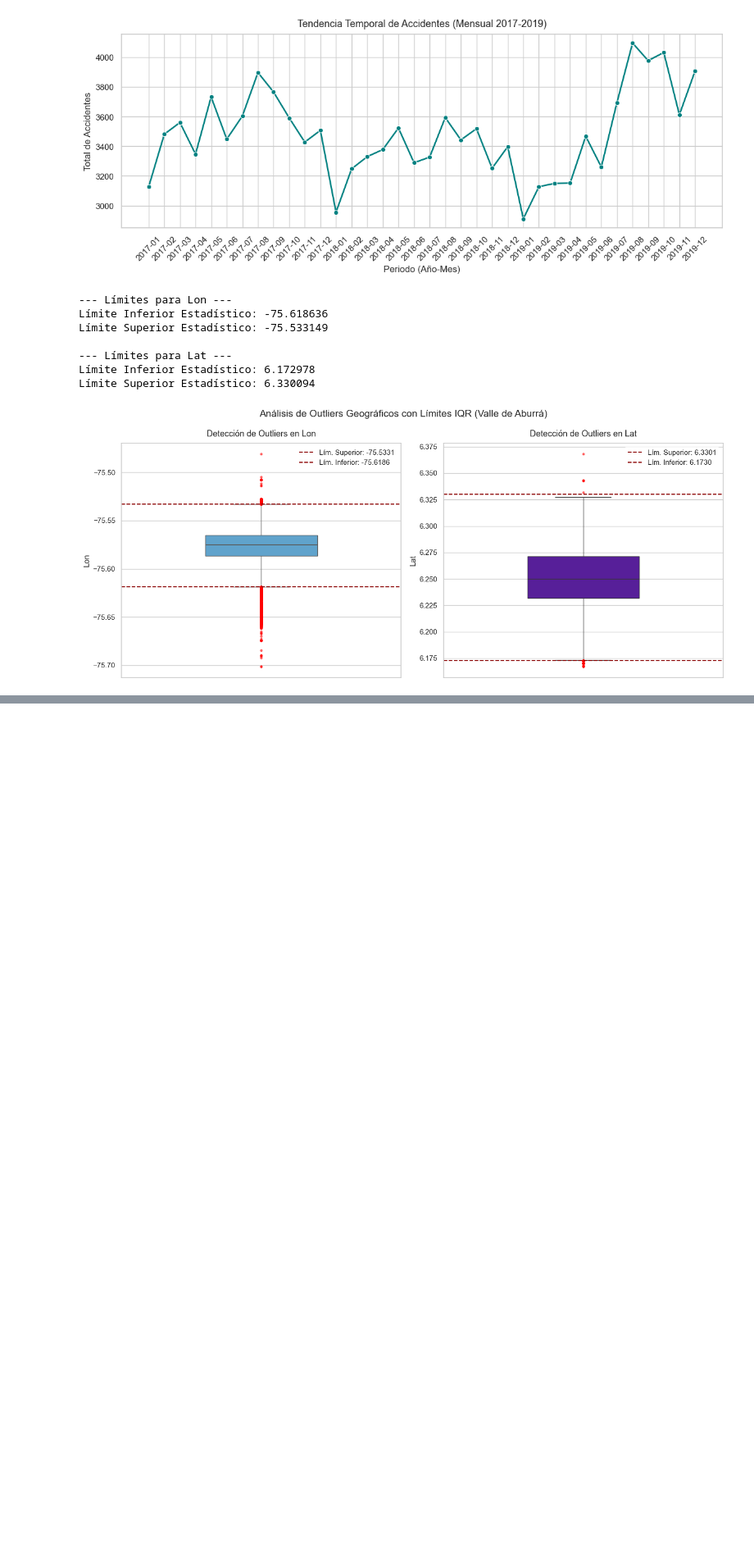
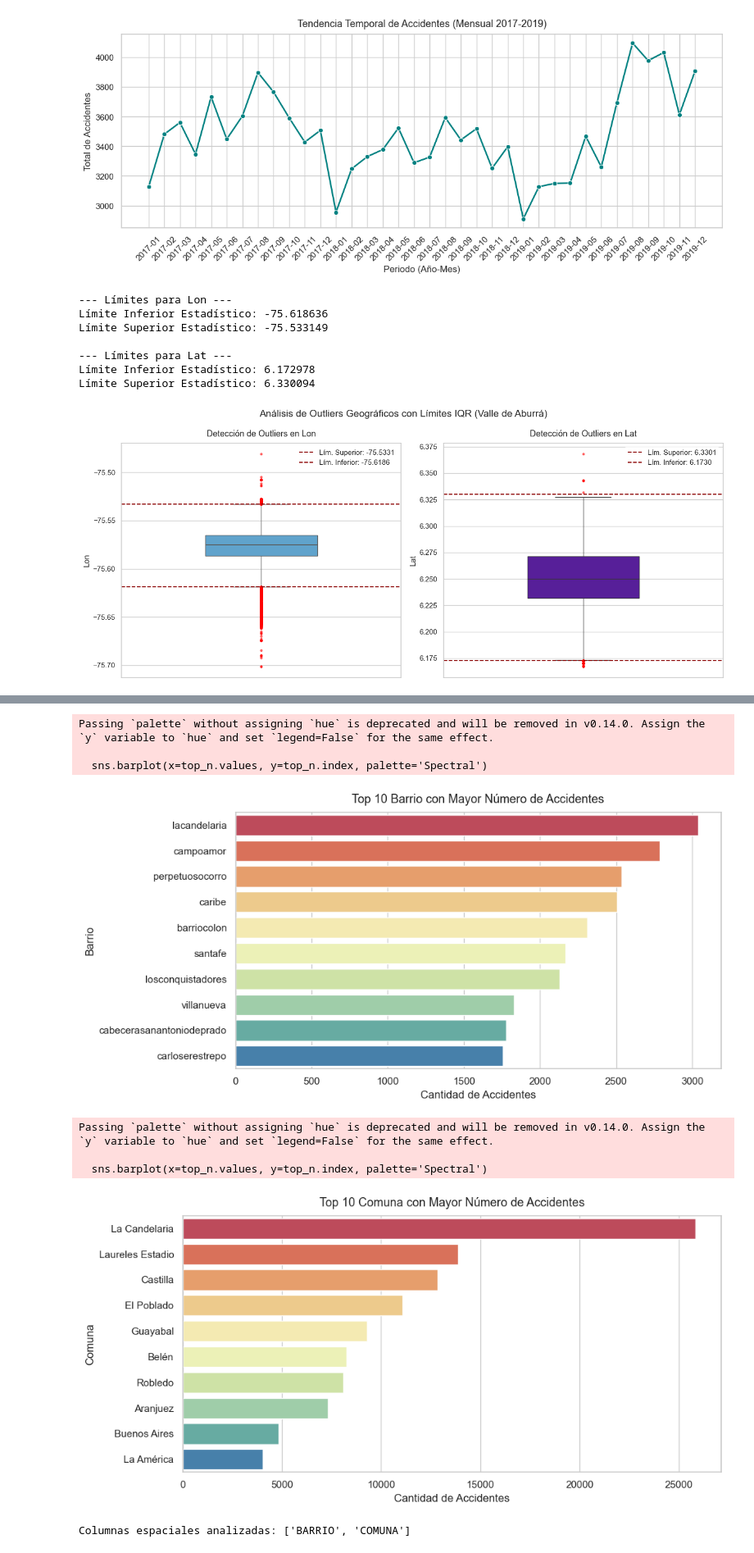
Before and after one commit to juanvilla23/AprendizajeMaquina, a Jupyter notebook: EDA/eda_accidentes_agg.ipynb, the cells around one changed output, grey strips where cells are left out. Shown at 82% size. Cells and saved outputs as stored; diff of their text form; code cells hidden in the pictures; blank space fills up the shorter version.

```diff
--- a/EDA/eda_accidentes_agg.ipynb
+++ b/EDA/eda_accidentes_agg.ipynb
@@ -139,0 +190,31 @@ Límite Superior Estadístico: 6.330094
+# %%
+# Distribución espacial por barrio y comuna
+spatial_cols = [c for c in df.columns if c.upper() in ['BARRIO','BARRIOS','COMUNA','COMUNAS','BARRIO_NOMBRE','COMUNA_NOMBRE']]
+if spatial_cols:
+    for col in spatial_cols:
+        top_n = df[col].value_counts().head(10)
+        plt.figure(figsize=(10, 5))
+        sns.barplot(x=top_n.values, y=top_n.index, palette='Spectral')
+        plt.title(f'Top 10 {col.title()} con Mayor Número de Accidentes', fontsize=13, pad=10)
+        plt.xlabel('Cantidad de Accidentes')
+        plt.ylabel(col.title())
+        plt.tight_layout()
+        plt.show()
+else:
+    print('No se encontraron columnas de barrio/comuna para el análisis espacial.')
+
+# Reporte de concentración espacial
+if spatial_cols:
+    print('Columnas espaciales analizadas:', spatial_cols)
+    for col in spatial_cols:
+        display(df[col].value_counts().head(15))
+# %% [output]
+Passing `palette` without assigning `hue` is deprecated and will be removed in v0.14.0. Assign the `y` variable to `hue` and set `legend=False` for the same effect.
+
+  sns.barplot(x=top_n.values, y=top_n.index, palette='Spectral')
+[figure, added]
+Passing `palette` without assigning `hue` is deprecated and will be removed in v0.14.0. Assign the `y` variable to `hue` and set `legend=False` for the same effect.
+
+  sns.barplot(x=top_n.values, y=top_n.index, palette='Spectral')
+[figure, added]
+Columnas espaciales analizadas: ['BARRIO', 'COMUNA']
```
Also changed, not shown: parts of 4 cells of this notebook, 5 other files.
